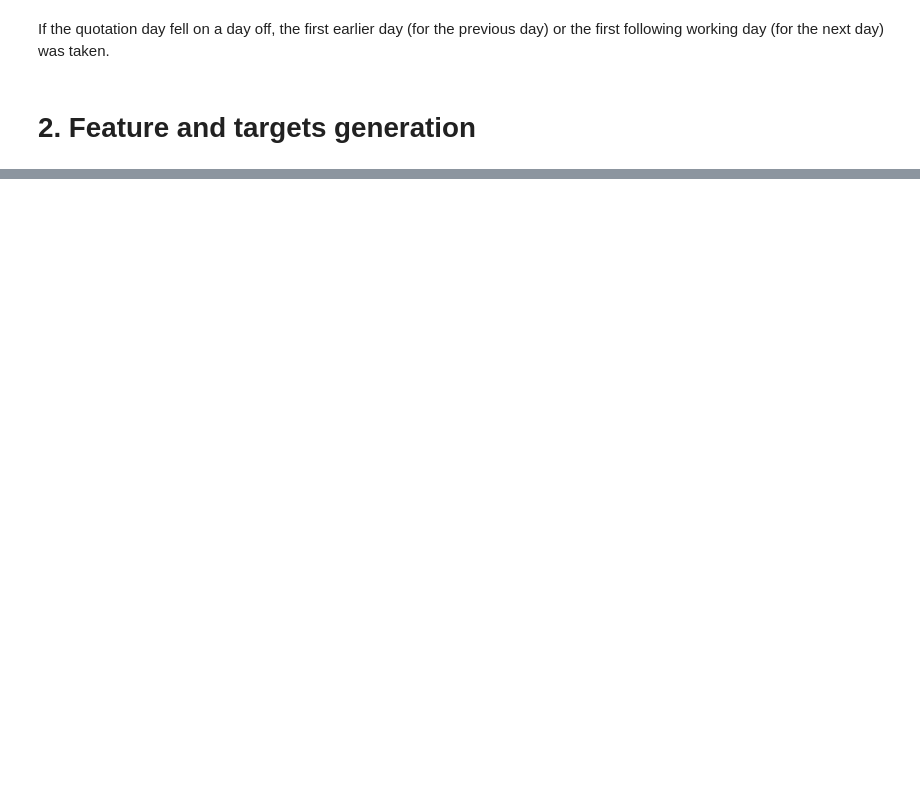
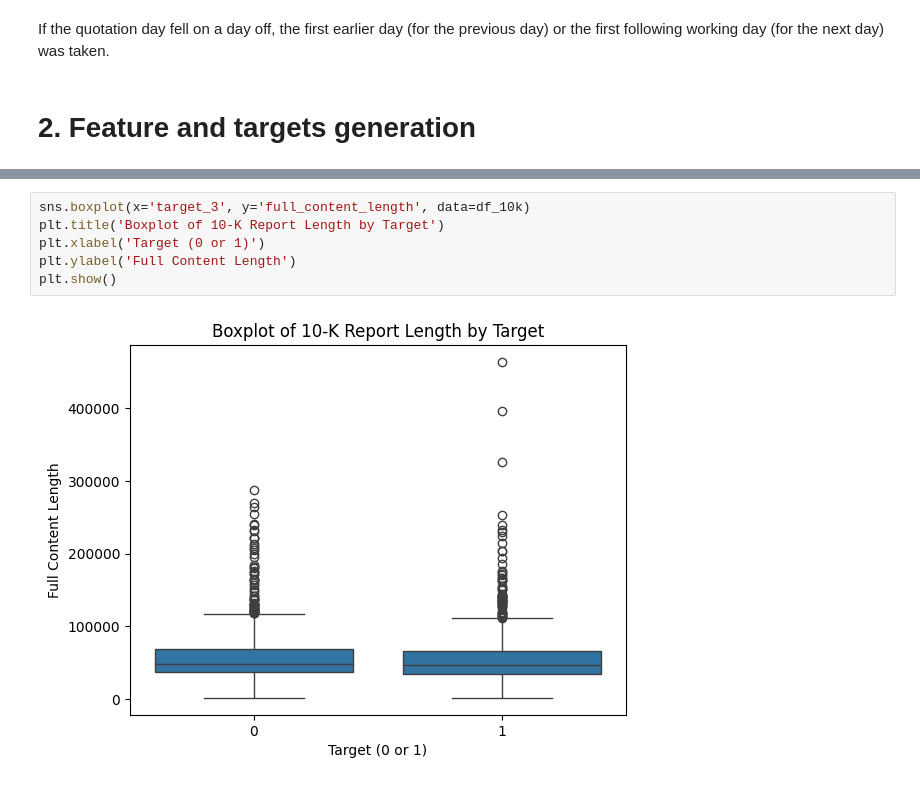
Before and after one commit to PavelMKh/nlp-stock-model, a Jupyter notebook: notebooks/EDA.ipynb, the cells around one changed output, grey strips where cells are left out. Drawn from its saved outputs; the diff is of its cells as text; blank space fills up the shorter version.

```diff
--- a/notebooks/EDA.ipynb
+++ b/notebooks/EDA.ipynb
@@ -117,0 +224,8 @@ df.head(15)
+# %%
+sns.boxplot(x='target_3', y='full_content_length', data=df_10k)
+plt.title('Boxplot of 10-K Report Length by Target')
+plt.xlabel('Target (0 or 1)')
+plt.ylabel('Full Content Length')
+plt.show()
+# %% [output]
+[figure, added]
```
Also changed, not shown: parts of 45 cells of this notebook.
